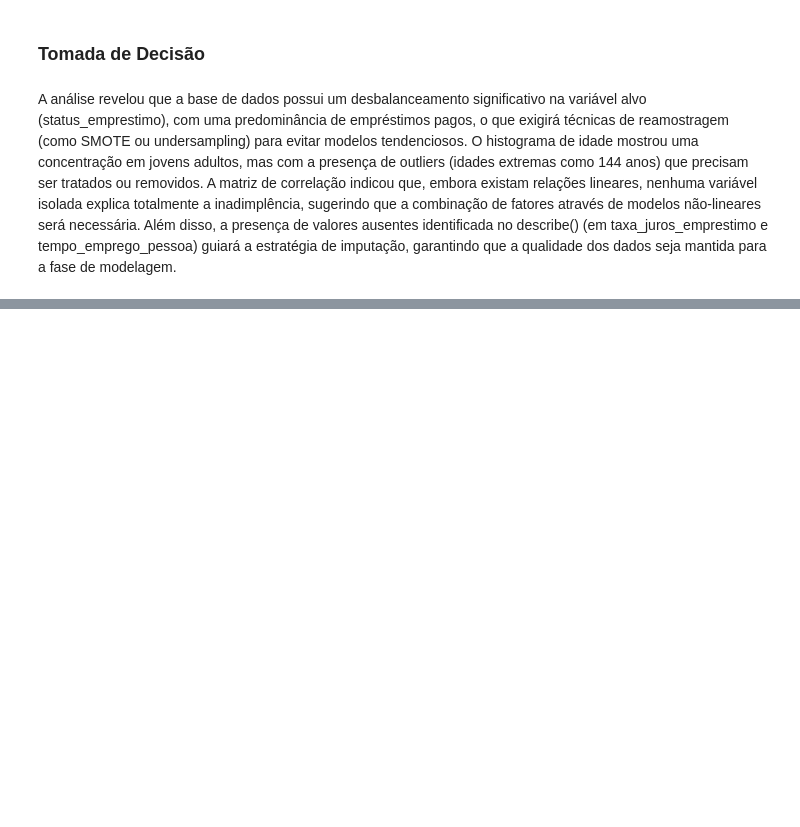
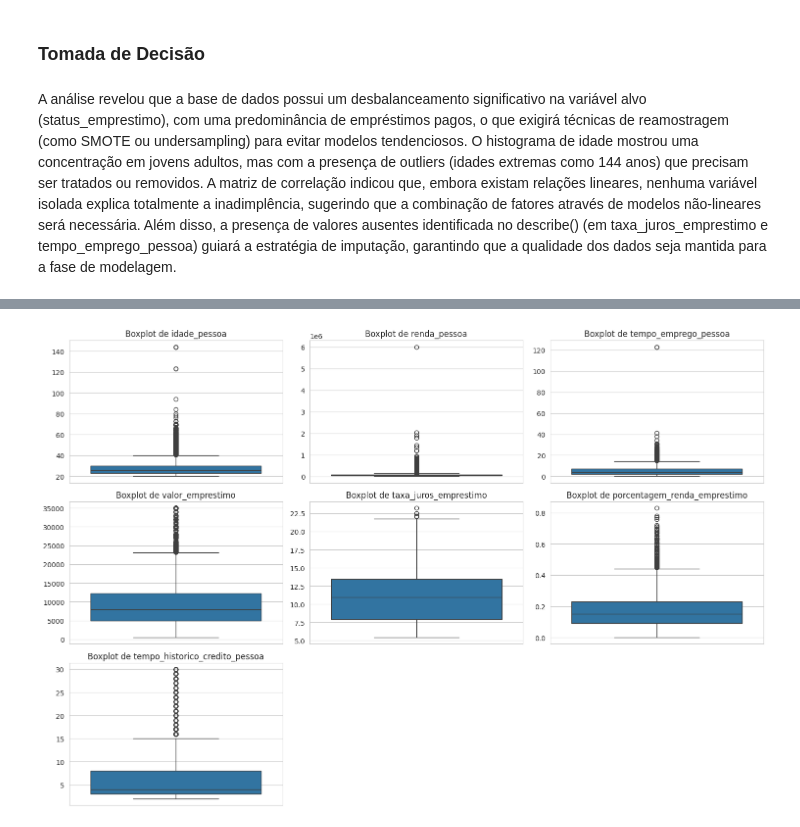
Before and after one commit to RSC-SC/ML-ProjetoFinal, a Jupyter notebook: ML_Projeeto_Final.ipynb, the cells around one changed output, grey strips where cells are left out. Drawn from its saved outputs; the diff is of its cells as text; code cells hidden in the pictures; blank space fills up the shorter version.

Commit message:
Feito parte de Tratamento e Limpeza do dados, Duplicados, Valores Nulos e Tratamento de Outliers

```diff
--- a/ML_Projeeto_Final.ipynb
+++ b/ML_Projeeto_Final.ipynb
@@ -120,0 +198,7 @@ A análise revelou que a base de dados possui um desbalanceamento significativo
+# %%
+print(f"Número de linhas antes de remover duplicatas: {df.shape[0]}")
+
+# Remover linhas duplicadas
+df.drop_duplicates(inplace=True)
+
+print(f"Número de linhas após remover duplicatas: {df.shape[0]}")
@@ -120,0 +243,81 @@ A análise revelou que a base de dados possui um desbalanceamento significativo
+# %%
+import matplotlib.pyplot as plt
+import seaborn as sns
+import numpy as np
+
+# Identificar colunas numéricas para tratamento de outliers
+numerical_cols_outliers = [
+    'idade_pessoa',
+    'renda_pessoa',
+    'tempo_emprego_pessoa',
+    'valor_emprestimo',
+    'taxa_juros_emprestimo',
+    'porcentagem_renda_emprestimo',
+    'tempo_historico_credito_pessoa'
+]
+
+print("### Identificação de Outliers via Boxplots ###\n")
+
+# Gerar boxplots para visualizar outliers
+plt.figure(figsize=(15, 10))
+for i, col in enumerate(numerical_cols_outliers):
+    plt.subplot(3, 3, i + 1)
+    sns.boxplot(y=df[col])
+    plt.title(f'Boxplot de {col}')
+    plt.ylabel('') # Remova o rótulo y padrão, pois o título já é descritivo o suficiente
+plt.tight_layout()
+plt.show()
+
+print("\n### Análise e Proposta de Tratamento de Outliers ###\n")
+print("Após a análise dos boxplots, é evidente a presença de outliers significativos em várias colunas numéricas, especialmente em 'idade_pessoa', 'renda_pessoa', 'tempo_emprego_pessoa', 'valor_emprestimo' e 'porcentagem_renda_emprestimo'.")
+print("Os valores extremos, como idades de 144 anos ou tempos de emprego de 123 anos, são provavelmente erros de entrada ou dados atípicos que podem distorcer a análise e o treinamento de modelos.")
+
+print("\n#### Estratégia de Tratamento: Clipping (Limitação) ####")
+print("Dado que modelos como o K-Nearest Neighbors (KNN) são extremamente sensíveis a outliers, pois eles podem afetar drasticamente o cálculo de distâncias euclidianas, e para manter a maior parte dos dados válidos, optarei pela técnica de *clipping* (limitação). Essa técnica consiste em "
+      "substituir valores que estão acima de um limite superior ou abaixo de um limite inferior por esses próprios limites, ao invés de removê-los completamente. Isso ajuda a reduzir o impacto dos outliers sem a perda de dados. Para cada coluna, utilizarei o método do IQR (Intervalo Interquartil) para definir os limites.")
+
+print("\n#### Implementação do Clipping usando o método IQR ####")
+
+# Função para aplicar clipping com base no IQR
+def clip_outliers_iqr(df, column):
+    Q1 = df[column].quantile(0.25)
+    Q3 = df[column].quantile(0.75)
+    IQR = Q3 - Q1
+    lower_bound = Q1 - 1.5 * IQR
+    upper_bound = Q3 + 1.5 * IQR
+    # Alguns outliers superiores parecem ser legítimos (ex: renda alta), então ajustaremos alguns limites
+    # Idade: Limitar para um máximo mais razoável, e um mínimo de 18 anos
+    if column == 'idade_pessoa':
+        lower_bound = max(lower_bound, 18) # Idade mínima razoável
+        upper_bound = min(upper_bound, 80) # Idade máxima razoável
+    # Tempo de Emprego: Limitar para um máximo razoável
+    elif column == 'tempo_emprego_pessoa':
+        upper_bound = min(upper_bound, 50) # Tempo de emprego máximo razoável
+
+    # Aplicar o clipping
+    df[column] = np.where(df[column] < lower_bound, lower_bound, df[column])
+    df[column] = np.where(df[column] > upper_bound, upper_bound, df[column])
+    return df
+
+# Aplicar clipping nas colunas identificadas
+for col in numerical_cols_outliers:
+    df = clip_outliers_iqr(df.copy(), col)
+    print(f"Clipping aplicado na coluna: {col}")
+
+print("\n### Verificação dos Dados Após Clipping ###")
+print(df[numerical_cols_outliers].describe())
+
+# Gerar boxplots novamente para verificar o efeito do clipping
+print("\n### Boxplots após o Clipping ###\n")
+plt.figure(figsize=(15, 10))
+for i, col in enumerate(numerical_cols_outliers):
+    plt.subplot(3, 3, i + 1)
+    sns.boxplot(y=df[col])
+    plt.title(f'Boxplot de {col} (Após Clipping)')
+    plt.ylabel('')
+plt.tight_layout()
+plt.show()
+
+print("O clipping foi aplicado para mitigar o impacto dos outliers, tornando os dados mais adequados para modelos sensíveis como o KNN, sem descartar as observações e perdendo informações.")
+print("Para modelos mais robustos a outliers, como Árvores de Decisão, o impacto do clipping pode ser menor, mas ainda contribui para uma representação mais limpa e plausível dos dados.")
+# %% [output]
@@ -120,0 +325 @@ A análise revelou que a base de dados possui um desbalanceamento significativo
+[figure, added]
```
Also changed, not shown: parts of 12 cells of this notebook.
